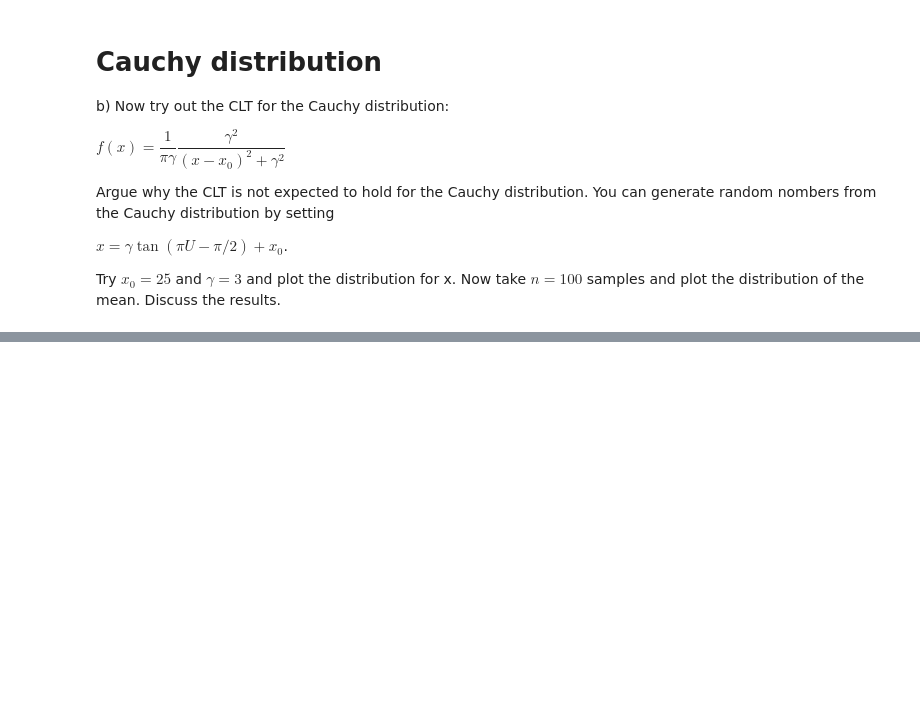
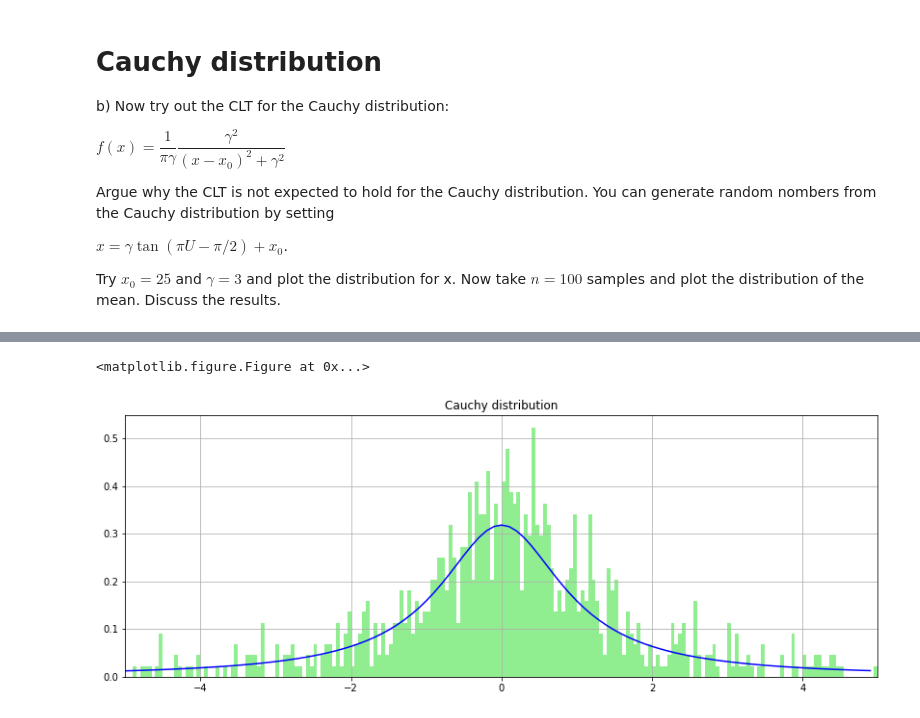
Before and after one commit to schustermartin/data_analysis_tutorium, a Jupyter notebook: Exercises/Chapter_04/Ch04_Ex08.ipynb, the cells around one changed output, grey strips where cells are left out. Cells and saved outputs as stored; diff of their text form; code cells hidden in the pictures; blank space fills up the shorter version.

```diff
--- a/Exercises/Chapter_04/Ch04_Ex08.ipynb
+++ b/Exercises/Chapter_04/Ch04_Ex08.ipynb
@@ -175,3 +174,7 @@ def cauchy(x, mean, width):
     nominator = width/np.pi
     denominator = np.power(x-mean,2)+np.power(width,2)
     return nominator/denominator
+
+def cauchy_rand(mean, width):
+    x = width*np.tan(np.pi*random.random() - np.pi/2.)+mean
+    return x
@@ -187,0 +181,26 @@ plt.show()
+# %%
+mean = 0.
+width = 1.
+n_samples = 1000
+
+# cauchy function
+x_array = np.arange(mean-5*width,mean+5*width, 0.1)
+cauchy_array = cauchy(x_array, mean, width)
+
+# random generated cauchy distribution
+random_cauchy_array = []
+for i in range(0, n_samples):
+    random_cauchy_array.append(cauchy_rand(mean, width))
+
+# plot
+plt.clf()
+plt.figure(figsize=(14,5))
+weights, bins, patches = plt.hist(random_cauchy_array, color="lightgreen",range=(mean-5*width,mean+5*width),bins=200, normed=True  )
+plt.plot(x_array, cauchy_array, color="blue")
+plt.xlim(mean-5*width,mean+5*width)
+plt.grid()
+plt.title("Cauchy distribution")
+plt.show()
+# %% [output]
+<matplotlib.figure.Figure at 0x...>
+[figure, added]
```
Also changed, not shown: parts of 11 cells of this notebook.
